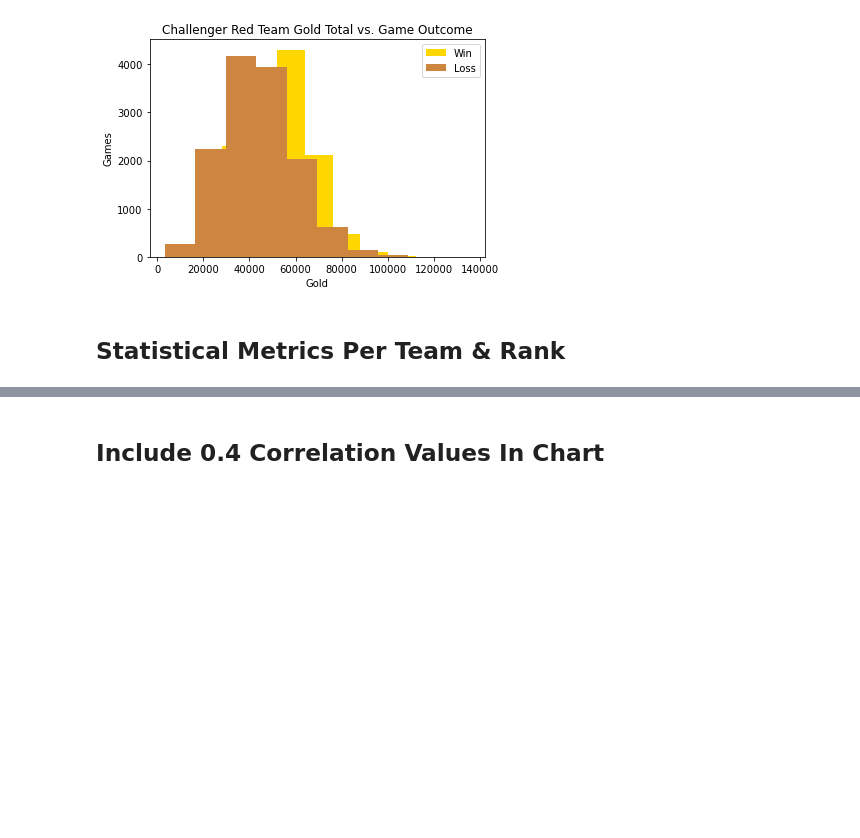
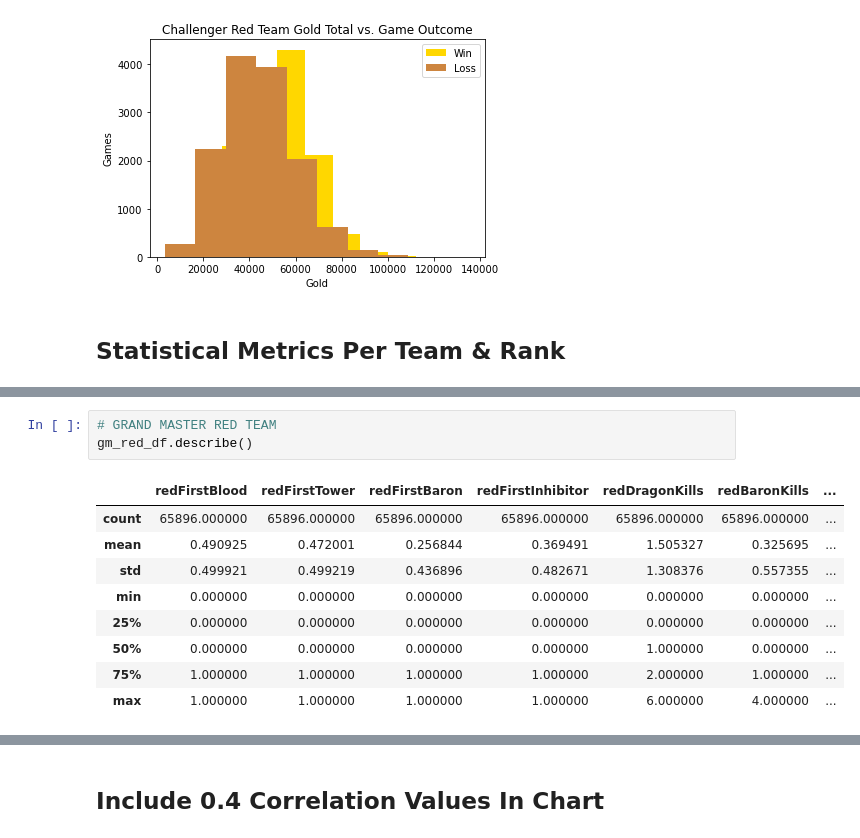
Before and after one commit to josephchancey/riot-lol-match-trends, a Jupyter notebook: Notebooks/LoL Trend Analysis.ipynb, the cells around one changed output, grey strips where cells are left out. Saved outputs shown, nothing was run; the diff lists cells and outputs as text; blank space fills up the shorter version.

```diff
--- a/Notebooks/LoL Trend Analysis.ipynb
+++ b/Notebooks/LoL Trend Analysis.ipynb
@@ -1640,0 +1680,13 @@ Average Gold Total for red losses: 43977.91
+# %%
+# GRAND MASTER RED TEAM
+gm_red_df.describe()
+# %% [output]
+|  | redFirstBlood | redFirstTower | redFirstBaron | redFirstInhibitor | redDragonKills | redBaronKills | ... |
+| count | 65896.000000 | 65896.000000 | 65896.000000 | 65896.000000 | 65896.000000 | 65896.000000 | ... |
+| mean | 0.490925 | 0.472001 | 0.256844 | 0.369491 | 1.505327 | 0.325695 | ... |
+| std | 0.499921 | 0.499219 | 0.436896 | 0.482671 | 1.308376 | 0.557355 | ... |
+| min | 0.000000 | 0.000000 | 0.000000 | 0.000000 | 0.000000 | 0.000000 | ... |
+| 25% | 0.000000 | 0.000000 | 0.000000 | 0.000000 | 0.000000 | 0.000000 | ... |
+| 50% | 0.000000 | 0.000000 | 0.000000 | 0.000000 | 1.000000 | 0.000000 | ... |
+| 75% | 1.000000 | 1.000000 | 1.000000 | 1.000000 | 2.000000 | 1.000000 | ... |
+| max | 1.000000 | 1.000000 | 1.000000 | 1.000000 | 6.000000 | 4.000000 | ... |
```
Also changed, not shown: parts of 5 cells of this notebook.
